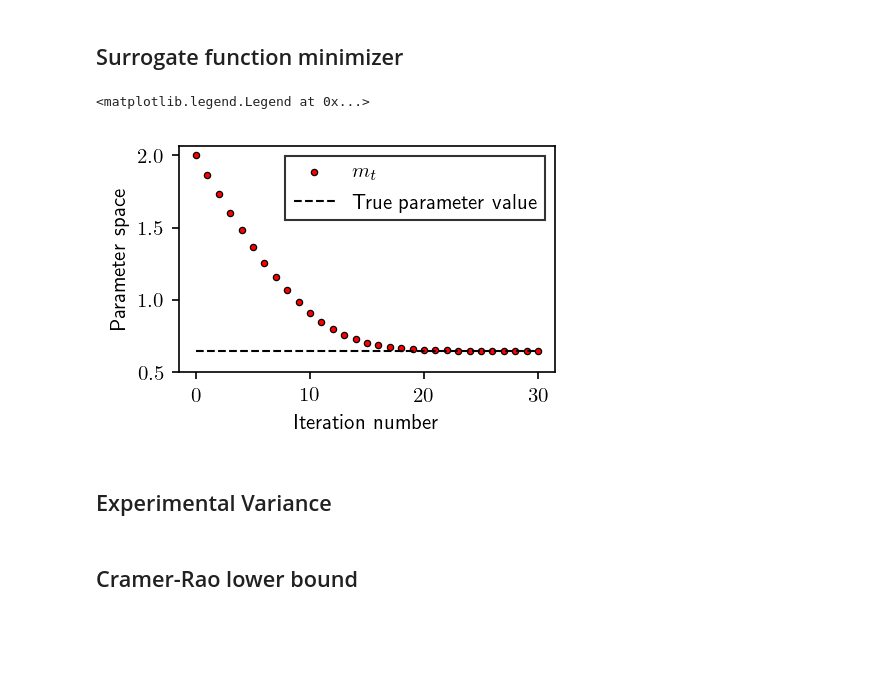
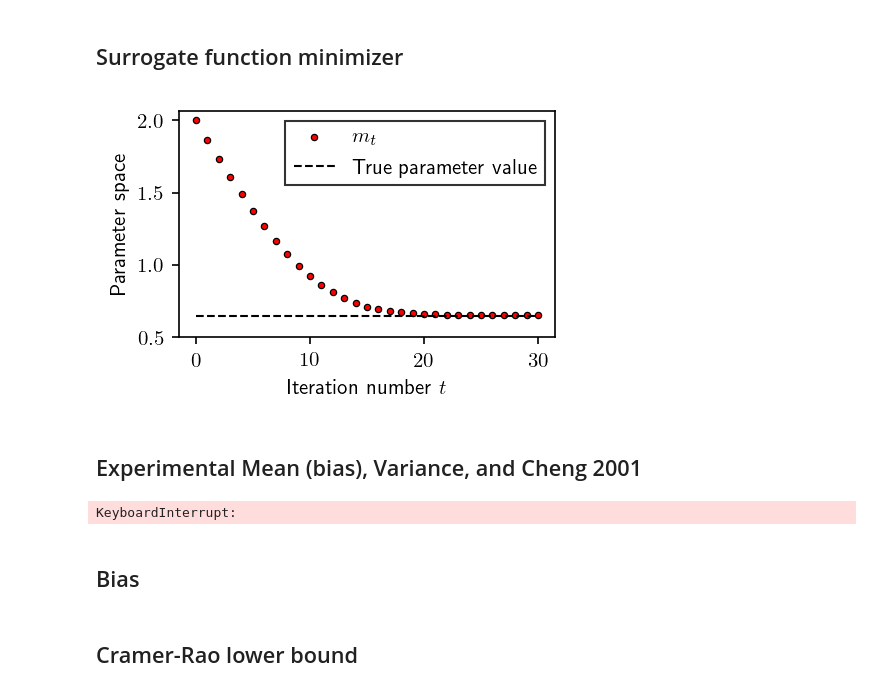
Before and after one commit to mirca/acceptance-rejection, a Jupyter notebook: examples/majorization_minimization_lower_bounds.ipynb, the cells around one changed output. Saved outputs shown, nothing was run; the diff lists cells and outputs as text; code cells hidden in the pictures; blank space fills up the shorter version.

```diff
--- a/examples/majorization_minimization_lower_bounds.ipynb
+++ b/examples/majorization_minimization_lower_bounds.ipynb
@@ -89,7 +90,7 @@ def m_estimator(h, mt):
         mt_update = mt + (1 + math.log(mt/omega) - sps.digamma(mt)
                      + (2 * np.sum(np.log(h)) - np.sum(h **2) / omega) / n) / p
         mt_update_array.append(mt_update)
-        if abs(mt - mt_update) < 1e-5:
+        if abs(mt - mt_update) / max(1, mt_update) < 1e-4:
             break
         mt = mt_update
         i += 1
@@ -101,14 +102,13 @@ ii = len(mt_update_array)
 # %%
 plt.figure(figsize=(3.2360679775, 2))
 plt.plot(np.arange(0, ii), mt_update_array, 'o', color='red', markeredgecolor='k', mew=.6, markersize=3., label=r"$m_{t}$")
 plt.plot(np.arange(0, ii), nu*np.ones(ii), 'k--', linewidth=1, label=r"True parameter value")
 plt.ylim(.5,)
-plt.xlabel('Iteration number')
+plt.xlabel('Iteration number $t$')
 plt.ylabel('Parameter space')
 plt.legend(fancybox=False, numpoints=1, edgecolor='k')
 plt.savefig('mm.ps', transparent=True, bbox_inches='tight', pad_inches=.1)
 # %% [output]
-<matplotlib.legend.Legend at 0x...>
-[figure, old version]
+[figure, new version]
 # %% [markdown]
-## Experimental Variance
+## Experimental Mean (bias), Variance, and Cheng 2001
@@ -117,13 +115,24 @@ import tqdm
 # %%
-N=100
+N=10
 m_list = np.linspace(1., 20., 10)
-var = []
+mean, var, mean_cheng, var_cheng = [], [], [], []
 for nu in m_list:
     nsim = 10000
     m_est_list = np.zeros(nsim)
+    m_est_cheng_list = np.zeros(nsim)
     for n in tqdm.tqdm(range(nsim)):
         mt = np.random.uniform(low=.5, high=20.)
         h = nakagami.rvs(nu=nu, size=N)
         m_est, _ = m_estimator(h, mt)
         m_est_list[n] = m_est
+        delta = np.log(np.mean(h ** 2)) - 2 * np.mean(np.log(h))
+        m_cheng = (6. + np.sqrt(36. + 48. * delta)) / (24. * delta)
+        m_est_cheng_list[n] = m_cheng
+    mean.append(np.mean(m_est_list))
+    mean_cheng.append(np.mean(m_est_cheng_list))
     var.append(np.mean((nu - m_est_list) ** 2))
+    var_cheng.append(np.mean((nu - m_est_cheng_list) ** 2))
+# %% [output]
+KeyboardInterrupt:
+# %% [markdown]
+## Bias
```
Also changed, not shown: parts of 10 cells of this notebook, 26 other files.
